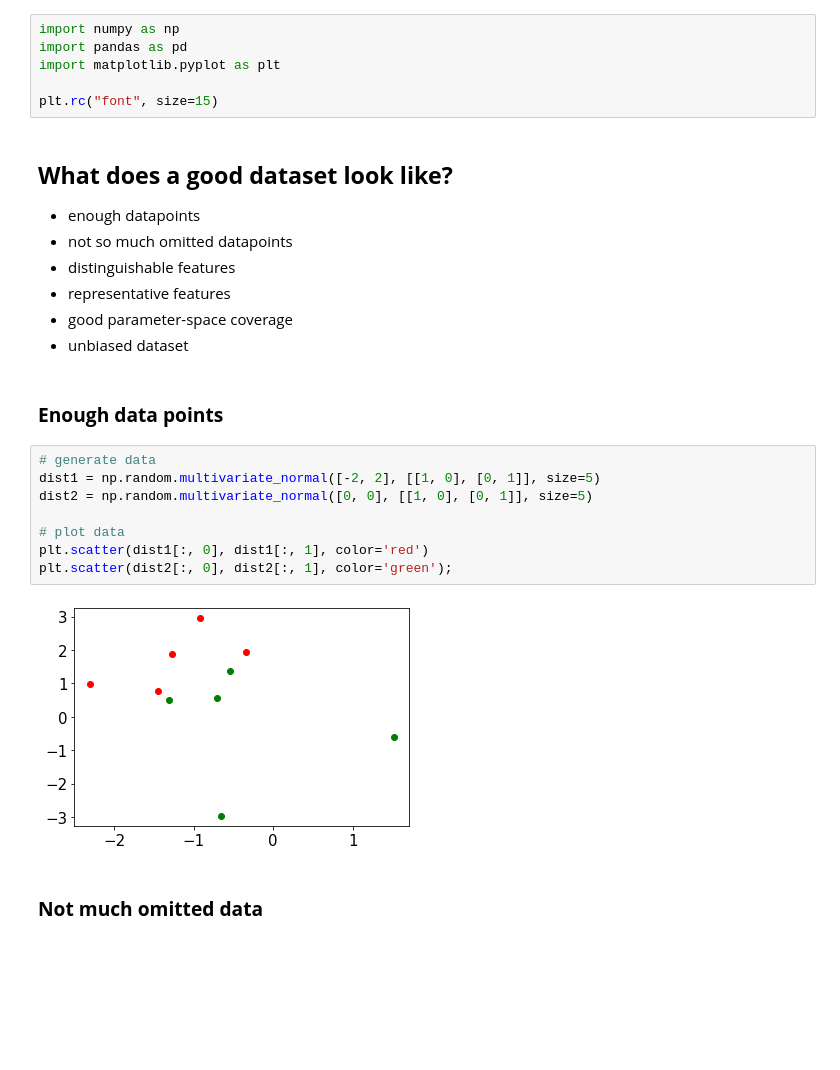
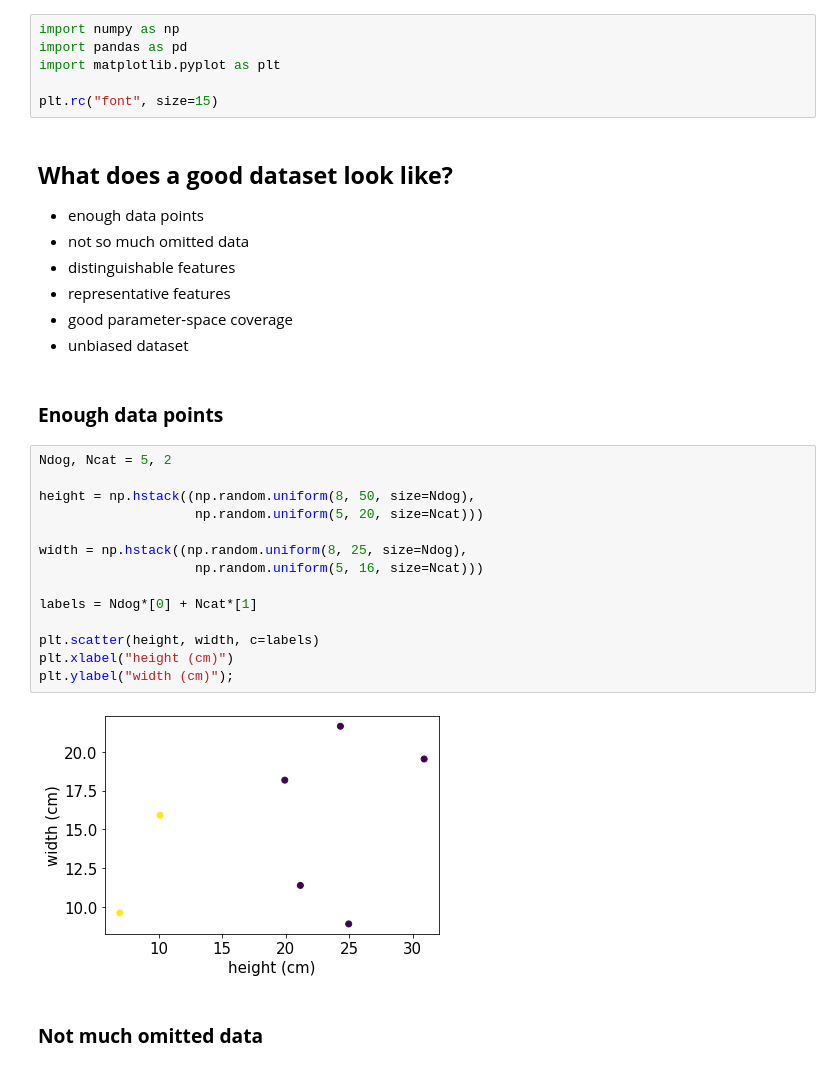
Before and after one commit to tomasplsek/AstroML, a Jupyter notebook: 02_decision_tree.ipynb, the cells around one changed output. Cells and saved outputs as stored; diff of their text form; blank space fills up the shorter version.

```diff
--- a/02_decision_tree.ipynb
+++ b/02_decision_tree.ipynb
@@ -9,8 +9,8 @@ plt.rc("font", size=15)
 # %% [markdown]
 ## **What does a good dataset look like?**
 
-- enough datapoints
-- not so much omitted datapoints
+- enough data points
+- not so much omitted data
 - distinguishable features
 - representative features
 - good parameter-space coverage
@@ -18,15 +18,21 @@ plt.rc("font", size=15)
 # %% [markdown]
 ### **Enough data points**
 # %%
-# generate data
-dist1 = np.random.multivariate_normal([-2, 2], [[1, 0], [0, 1]], size=5)
-dist2 = np.random.multivariate_normal([0, 0], [[1, 0], [0, 1]], size=5)
+Ndog, Ncat = 5, 2
 
-# plot data
-plt.scatter(dist1[:, 0], dist1[:, 1], color='red')
-plt.scatter(dist2[:, 0], dist2[:, 1], color='green');
+height = np.hstack((np.random.uniform(8, 50, size=Ndog),
+                    np.random.uniform(5, 20, size=Ncat)))
+
+width = np.hstack((np.random.uniform(8, 25, size=Ndog),
+                    np.random.uniform(5, 16, size=Ncat)))
+
+labels = Ndog*[0] + Ncat*[1]
+
+plt.scatter(height, width, c=labels)
+plt.xlabel("height (cm)")
+plt.ylabel("width (cm)");
 # %% [output]
-[figure, old version]
+[figure, new version]
 # %% [markdown]
 ### **Not much omitted data**
 # %%
```
Also changed, not shown: parts of 13 cells of this notebook.
